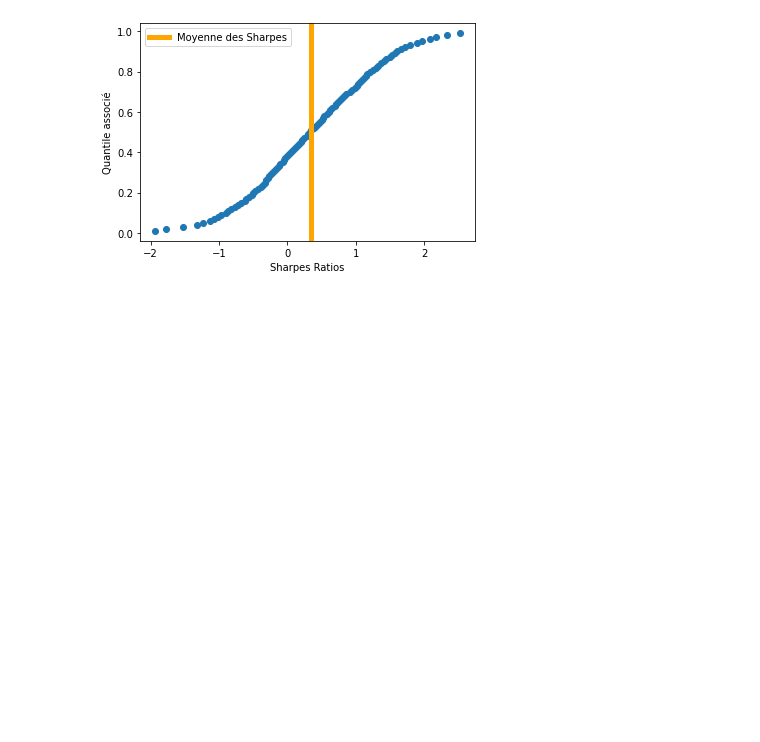
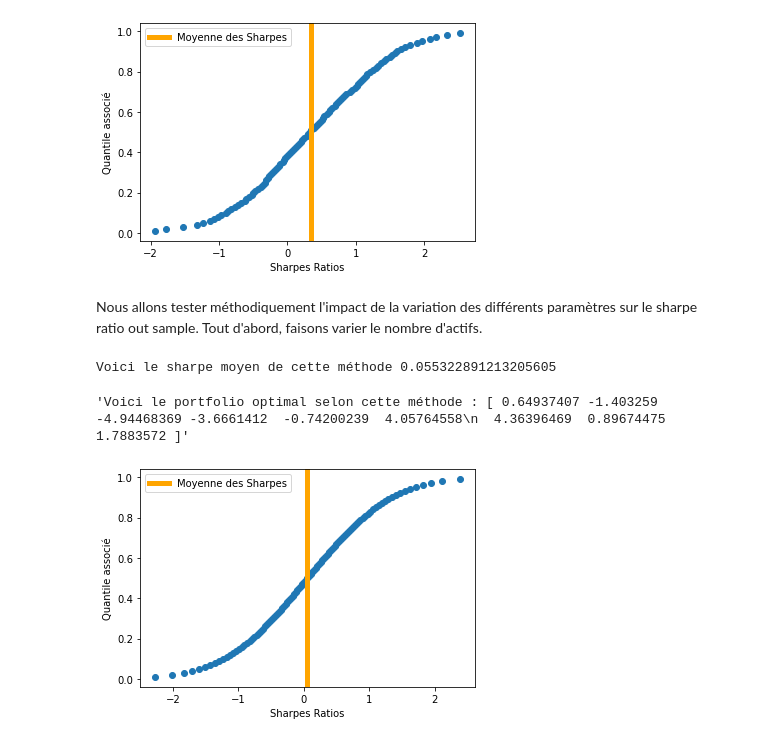
Before and after one commit to PyTomSss/StatApp_M1_ENSAE, a Jupyter notebook: Brouillon_Tom/Notebook_brouillon_Tom.ipynb, the cells around one changed output. Drawn from its saved outputs; the diff is of its cells as text; code cells hidden in the pictures; blank space fills up the shorter version.

```diff
--- a/Brouillon_Tom/Notebook_brouillon_Tom.ipynb
+++ b/Brouillon_Tom/Notebook_brouillon_Tom.ipynb
@@ -534,3 +533,11 @@ generation_tableau_rdts(9, 10000, [0.05, 0.03, 0.1], [0.2, 0.15, 0.3], 1000, 256
 Voici le sharpe moyen de cette méthode 0.3431323828169483
 'Voici le portfolio optimal selon cette méthode : [-0.         -0.41581764 -0.         -0.         -0.         -0.\n  0.          0.57245956  0.84335808]'
 [figure]
+# %% [markdown]
+Nous allons tester méthodiquement l'impact de la variation des différents paramètres sur le sharpe ratio out sample. Tout d'abord, faisons varier le nombre d'actifs.
+# %%
+generation_tableau_rdts(9, 256*5, [0.05], [0.2], 100000, 256, RidgeCV(fit_intercept=False, cv = 5))
+# %% [output]
+Voici le sharpe moyen de cette méthode 0.055322891213205605
+'Voici le portfolio optimal selon cette méthode : [ 0.64937407 -1.403259   -4.94468369 -3.6661412  -0.74200239  4.05764558\n  4.36396469  0.89674475  1.7883572 ]'
+[figure, added]
```
Also changed, not shown: parts of 12 cells of this notebook.
